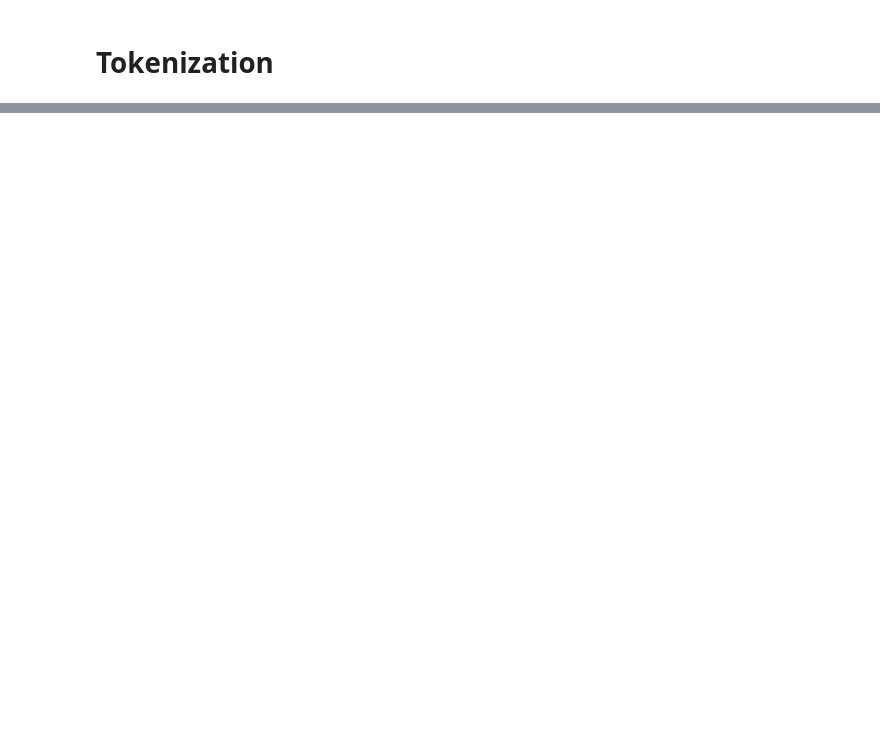
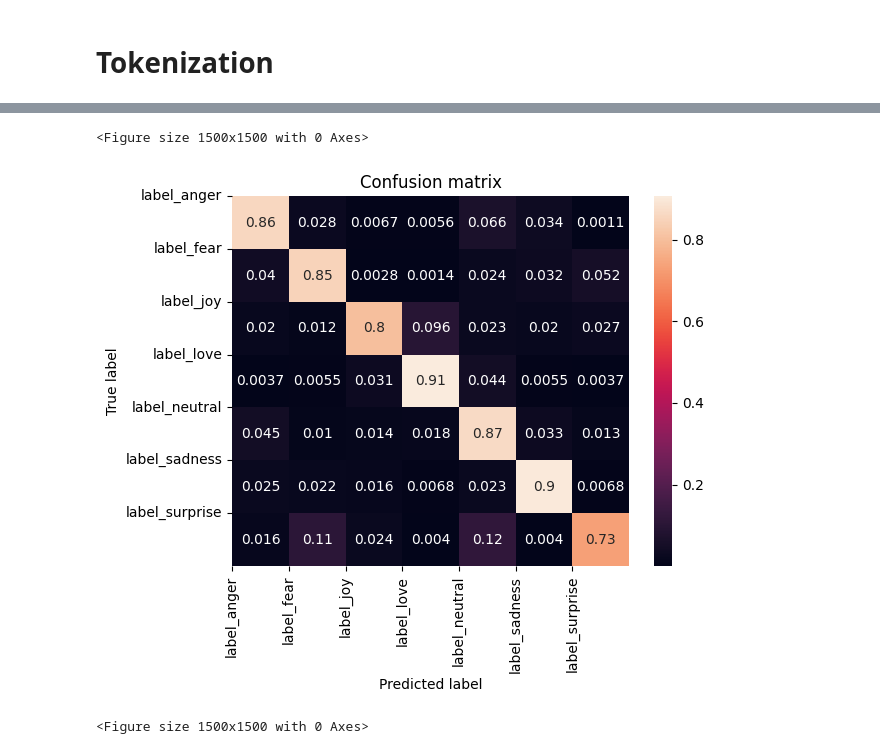
Before and after one commit to anyaachan/EmotionRecognition, a Jupyter notebook: notebooks/data_exploration.ipynb, the cells around one changed output, grey strips where cells are left out. Cells and saved outputs as stored; diff of their text form; code cells hidden in the pictures; blank space fills up the shorter version.

Commit message:
model development

```diff
--- a/notebooks/data_exploration.ipynb
+++ b/notebooks/data_exploration.ipynb
@@ -321,2 +385,8 @@ early_stopping_callback = keras.callbacks.EarlyStopping(monitor='loss',
+# %%
+early_stopping_callback = EarlyStopping(monitor='val_loss',
+                                        patience=3,
+                                        restore_best_weights=True)
+
+reduce_lr = ReduceLROnPlateau(monitor='val_loss', factor=0.2, patience=2, min_lr=0.0001, verbose=1)
 # %%
 model = tf.keras.Sequential([
@@ -331,6 +405,6 @@ tf.keras.layers.Dense(7, activation='softmax')
 ])
 # %%
-model.compile(optimizer='adam', loss='categorical_crossentropy', metrics=['accuracy'])
+model.compile(optimizer='adam', loss='categorical_crossentropy', metrics=['accuracy', Precision(), Recall()])
 # %%
-history = model.fit(X_train, y_train, batch_size=128, epochs=5, validation_split=0.2, verbose=1)
+history = model.fit(X_train[:50000], y_train[:50000], batch_size=80, epochs=15, validation_split=0.25, verbose=1, callbacks=[early_stopping_callback, reduce_lr])
 # %% [output]
@@ -400,0 +470,8 @@ print(prediction)
+# %%
+predictions = model.predict(X_test[:5000])
+predicted_classes = np.argmax(predictions, axis=1)
+true_classes = np.argmax(y_test[:5000], axis=1)
+
+cm = confusion_matrix(true_classes, predicted_classes)
+cm = cm.astype('float') / cm.sum(axis=1)[:, np.newaxis]
+print(cm)
@@ -400,0 +494,18 @@ print(prediction)
+# %%
+classes = y.columns
+
+sns.heatmap(cm, annot=True)
+plt.title('Confusion matrix')
+
+tick_marks = np.arange(len(classes))
+plt.xticks(tick_marks, classes, rotation=90)
+plt.yticks(tick_marks, classes, rotation=0)
+
+plt.ylabel('True label')
+plt.xlabel('Predicted label')
+
+plt.figure(figsize=(15, 15))
+# %% [output]
+<Figure size 1500x1500 with 0 Axes>
+[figure, added]
+<Figure size 1500x1500 with 0 Axes>
```
Also changed, not shown: parts of 49 cells of this notebook, 2 other files.
